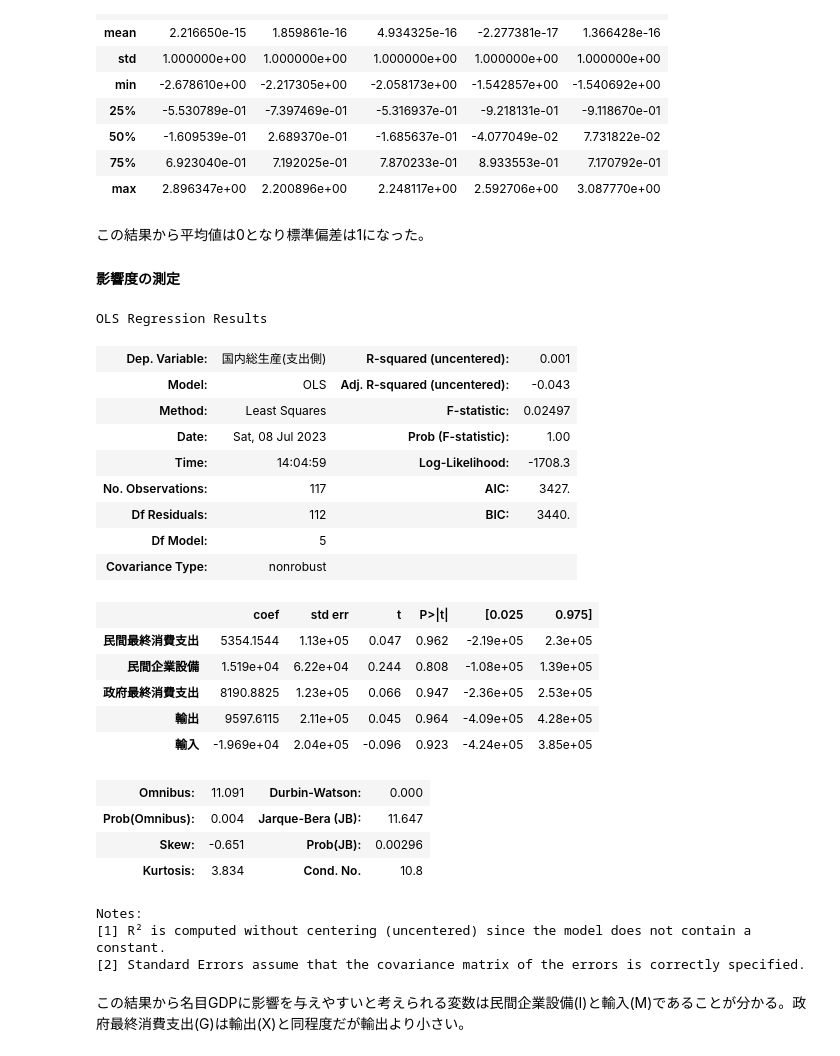
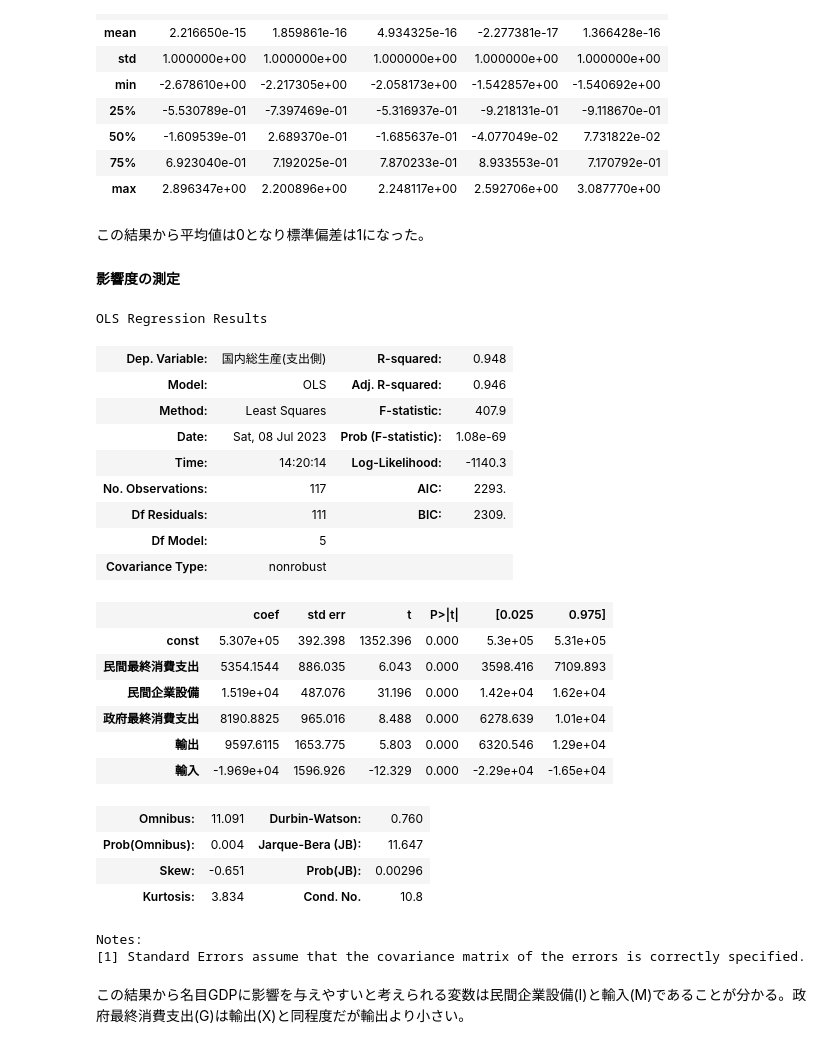
Before and after one commit to NTanaka1994/GDP_Analysis, a Jupyter notebook: GDP_analysis.ipynb, the cells around one changed output. Saved outputs shown, nothing was run; the diff lists cells and outputs as text; code cells hidden in the pictures.

```diff
--- a/GDP_analysis.ipynb
+++ b/GDP_analysis.ipynb
@@ -227,4 +227,5 @@ xt.describe()
 # %%
+xt = sm.add_constant(xt)
 model = model = sm.OLS(y, xt).fit()
 model.summary()
 # %% [output]
@@ -468,35 +469,36 @@ xt.describe()
 | 50% | -1.609539e-01 | 2.689370e-01 | -1.685637e-01 | -4.077049e-02 | 7.731822e-02 |
 | 75% | 6.923040e-01 | 7.192025e-01 | 7.870233e-01 | 8.933553e-01 | 7.170792e-01 |
 | max | 2.896347e+00 | 2.200896e+00 | 2.248117e+00 | 2.592706e+00 | 3.087770e+00 |
-# %% [markdown]
-この結果から平均値は0となり標準偏差は1になった。
-#### 影響度の測定
+# %% [markdown]
+この結果から平均値は0となり標準偏差は1になった。
+#### 影響度の測定
 # %%
+xt = sm.add_constant(xt)
 model = model = sm.OLS(y, xt).fit()
 model.summary()
 # %% [output]
 OLS Regression Results
-| Dep. Variable: | 国内総生産(支出側) | R-squared (uncentered): | 0.001 |
-| Model: | OLS | Adj. R-squared (uncentered): | -0.043 |
-| Method: | Least Squares | F-statistic: | 0.02497 |
-| Date: | Sat, 08 Jul 2023 | Prob (F-statistic): | 1.00 |
-| Time: | 14:04:59 | Log-Likelihood: | -1708.3 |
-| No. Observations: | 117 | AIC: | 3427. |
-| Df Residuals: | 112 | BIC: | 3440. |
+| Dep. Variable: | 国内総生産(支出側) | R-squared: | 0.948 |
+| Model: | OLS | Adj. R-squared: | 0.946 |
+| Method: | Least Squares | F-statistic: | 407.9 |
+| Date: | Sat, 08 Jul 2023 | Prob (F-statistic): | 1.08e-69 |
+| Time: | 14:20:14 | Log-Likelihood: | -1140.3 |
+| No. Observations: | 117 | AIC: | 2293. |
+| Df Residuals: | 111 | BIC: | 2309. |
 | Df Model: | 5 |  |  |
 | Covariance Type: | nonrobust |  |  |
 |  | coef | std err | t | P>|t| | [0.025 | 0.975] |
-| 民間最終消費支出 | 5354.1544 | 1.13e+05 | 0.047 | 0.962 | -2.19e+05 | 2.3e+05 |
-| 民間企業設備 | 1.519e+04 | 6.22e+04 | 0.244 | 0.808 | -1.08e+05 | 1.39e+05 |
-| 政府最終消費支出 | 8190.8825 | 1.23e+05 | 0.066 | 0.947 | -2.36e+05 | 2.53e+05 |
-| 輸出 | 9597.6115 | 2.11e+05 | 0.045 | 0.964 | -4.09e+05 | 4.28e+05 |
-| 輸入 | -1.969e+04 | 2.04e+05 | -0.096 | 0.923 | -4.24e+05 | 3.85e+05 |
+| const | 5.307e+05 | 392.398 | 1352.396 | 0.000 | 5.3e+05 | 5.31e+05 |
+| 民間最終消費支出 | 5354.1544 | 886.035 | 6.043 | 0.000 | 3598.416 | 7109.893 |
+| 民間企業設備 | 1.519e+04 | 487.076 | 31.196 | 0.000 | 1.42e+04 | 1.62e+04 |
+| 政府最終消費支出 | 8190.8825 | 965.016 | 8.488 | 0.000 | 6278.639 | 1.01e+04 |
+| 輸出 | 9597.6115 | 1653.775 | 5.803 | 0.000 | 6320.546 | 1.29e+04 |
+| 輸入 | -1.969e+04 | 1596.926 | -12.329 | 0.000 | -2.29e+04 | -1.65e+04 |
-| Omnibus: | 11.091 | Durbin-Watson: | 0.000 |
+| Omnibus: | 11.091 | Durbin-Watson: | 0.760 |
 | Prob(Omnibus): | 0.004 | Jarque-Bera (JB): | 11.647 |
 | Skew: | -0.651 | Prob(JB): | 0.00296 |
 | Kurtosis: | 3.834 | Cond. No. | 10.8 |
 Notes:
-[1] R² is computed without centering (uncentered) since the model does not contain a constant.
-[2] Standard Errors assume that the covariance matrix of the errors is correctly specified.
+[1] Standard Errors assume that the covariance matrix of the errors is correctly specified.
-# %% [markdown]
-この結果から名目GDPに影響を与えやすいと考えられる変数は民間企業設備(I)と輸入(M)であることが分かる。政府最終消費支出(G)は輸出(X)と同程度だが輸出より小さい。
+# %% [markdown]
+この結果から名目GDPに影響を与えやすいと考えられる変数は民間企業設備(I)と輸入(M)であることが分かる。政府最終消費支出(G)は輸出(X)と同程度だが輸出より小さい。
```
Also changed, not shown: parts of 47 cells of this notebook.
